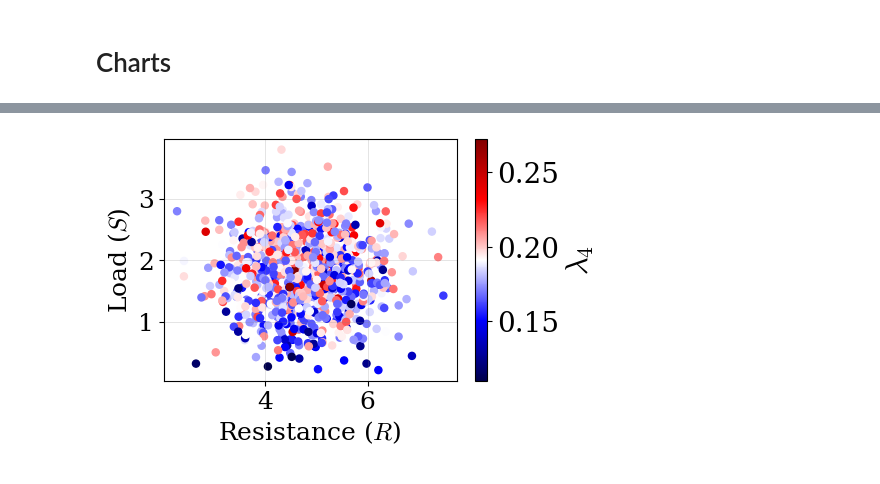
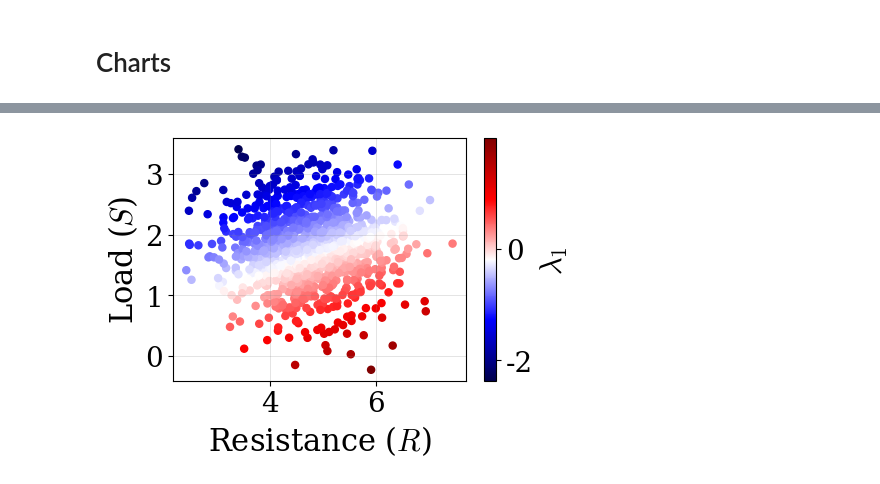
Before and after one commit to Pesquisa-UFCAT/2024-1_victor_hugo_renata_maria, a Jupyter notebook: analysis_lambdas_over_time.ipynb, the cells around one changed output, grey strips where cells are left out. Cells and saved outputs as stored; diff of their text form; code cells hidden in the pictures.

```diff
--- a/analysis_lambdas_over_time.ipynb
+++ b/analysis_lambdas_over_time.ipynb
@@ -153,7 +153,7 @@ plt.show()
 # %%
 ### Figure name and DPI
 dpi = 600
-name = 'lambda_4_t-50'
+name = 'lambda_1_t-50'
 
 ### Chart dimensions (in centimeters)
 b_cm = 12
@@ -165,10 +165,10 @@ h_input = h_cm * inches_to_cm
 ### Axis and labels
 label_x = 'Resistance ($R$)'
 label_y = 'Load ($S$)'
-label_cmap = r'$\lambda_{4}$'
+label_cmap = r'$\lambda_{1}$'
 
-size_label = 18
-size_axis = 18
+size_label = 22
+size_axis = 20
 
 # 🔹 tamanhos específicos da colorbar (iguais ao t=0)
 size_cbar_label = 22
@@ -198,32 +198,32 @@ ax.tick_params(axis='both', which='major',
 ax.set_xlabel(label_x, fontsize=size_label, color=color_label)
 ax.set_ylabel(label_y, fontsize=size_label, color=color_label)
 
 ### Grid
 ax.grid(on_or_off, which='both',
         linestyle=style_grid,
         linewidth=line_width_grid,
         color=color_grid,
         alpha=alpha_grid)
 
 ### Scatter plot
 sc = ax.scatter(
     glam_data_50['r'],
     glam_data_50['s'],
-    c=glam_data_50['lambda 4'],
+    c=glam_data_50['lambda 1'],
     cmap=cmap_type,
     s=size_scatter
 )
 
 ### Colorbar (AJUSTE PRINCIPAL)
 cbar = fig.colorbar(sc, ax=ax)
 cbar.set_label(label_cmap,
                fontsize=size_cbar_label,
                color=color_label)
 
 cbar.ax.tick_params(labelsize=size_cbar_ticks)
 
 ### Save
 fig.savefig(f'z_{name}.png', dpi=dpi, bbox_inches='tight')
 plt.show()
 # %% [output]
-[figure, old version]
+[figure, new version]
```
Also changed, not shown: parts of 3 cells of this notebook, 11 other files.
